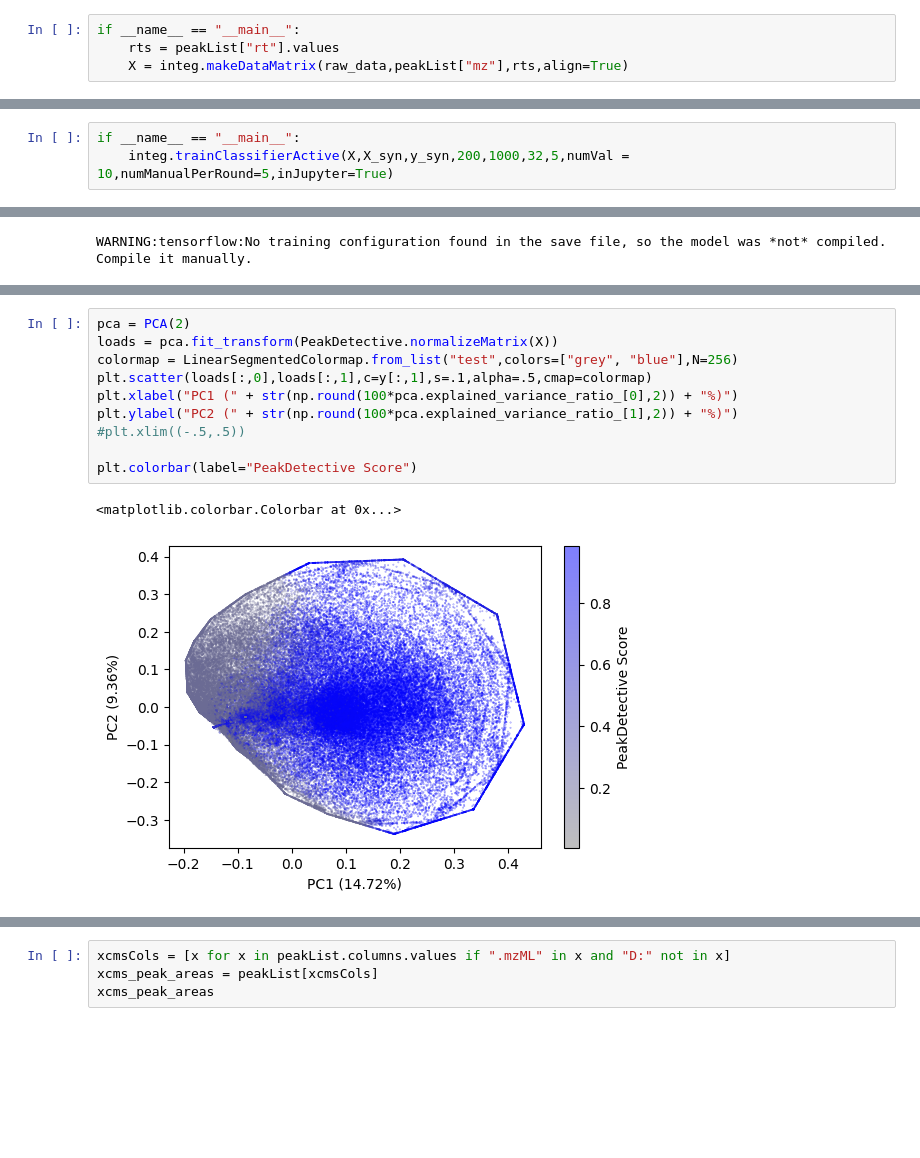
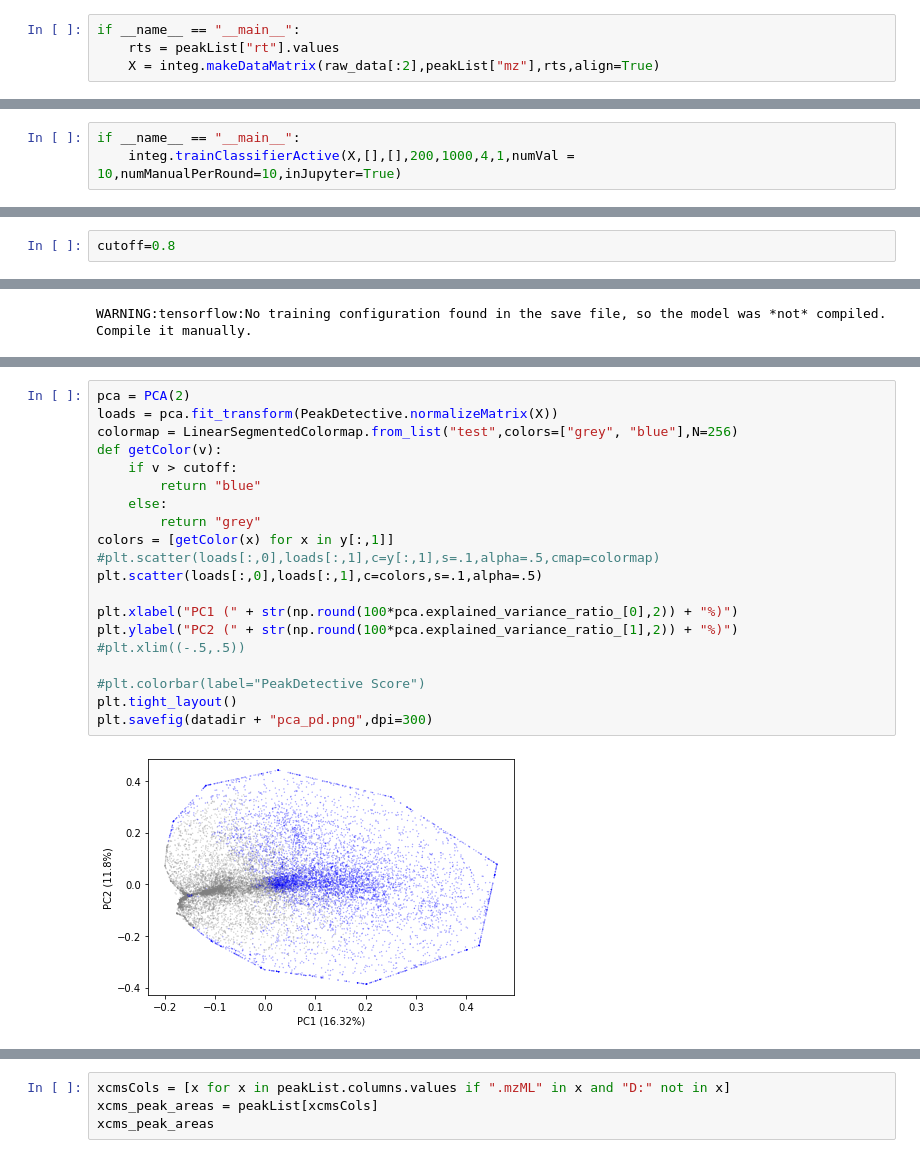
Before and after one commit to pattilab/PeakDetective, a Jupyter notebook: workbooks/biological_application.ipynb, the cells around one changed output, grey strips where cells are left out. Saved outputs shown, nothing was run; the diff lists cells and outputs as text; blank space fills up the shorter version.

Commit message:
all working, updating some integration

```diff
--- a/workbooks/biological_application.ipynb
+++ b/workbooks/biological_application.ipynb
@@ -67,7 +69,7 @@ integ = PeakDetective.PeakDetective(numCores = 20,resolution=resolution)
 # %%
 if __name__ == "__main__":
     rts = peakList["rt"].values
-    X = integ.makeDataMatrix(raw_data,peakList["mz"],rts,align=True)
+    X = integ.makeDataMatrix(raw_data[:2],peakList["mz"],rts,align=True)
 # %% [output]
 forming matrix |██████████████████████████████████████████████████| 100.0%
 aligning EICs |██████████████████████████████████████████████████| 100.0%
@@ -115,5 +96,5 @@ integ.load(datadir + "smoothed_only/")
 WARNING:tensorflow:No training configuration found in the save file, so the model was *not* compiled. Compile it manually.
 # %%
 if __name__ == "__main__":
-    integ.trainClassifierActive(X,X_syn,y_syn,200,1000,32,5,numVal = 10,numManualPerRound=5,inJupyter=True)
+    integ.trainClassifierActive(X,[],[],200,1000,4,1,numVal = 10,numManualPerRound=10,inJupyter=True)
 # %% [output]
@@ -129,3 +113,5 @@ Continue with another iteration? (1=Yes, 0=No):
+# %%
+cutoff=0.8
 # %%
 integ.save(datadir + "active/")
 # %% [output]
@@ -169,16 +188,25 @@ plt.colorbar(label="log10(intensity)")
 # %%
 pca = PCA(2)
 loads = pca.fit_transform(PeakDetective.normalizeMatrix(X))
 colormap = LinearSegmentedColormap.from_list("test",colors=["grey", "blue"],N=256)
-plt.scatter(loads[:,0],loads[:,1],c=y[:,1],s=.1,alpha=.5,cmap=colormap)
+def getColor(v):
+    if v > cutoff:
+        return "blue"
+    else:
+        return "grey"
+colors = [getColor(x) for x in y[:,1]]
+#plt.scatter(loads[:,0],loads[:,1],c=y[:,1],s=.1,alpha=.5,cmap=colormap)
+plt.scatter(loads[:,0],loads[:,1],c=colors,s=.1,alpha=.5)
+
 plt.xlabel("PC1 (" + str(np.round(100*pca.explained_variance_ratio_[0],2)) + "%)")
 plt.ylabel("PC2 (" + str(np.round(100*pca.explained_variance_ratio_[1],2)) + "%)")
 #plt.xlim((-.5,.5))
 
-plt.colorbar(label="PeakDetective Score")
+#plt.colorbar(label="PeakDetective Score")
+plt.tight_layout()
+plt.savefig(datadir + "pca_pd.png",dpi=300)
 # %% [output]
-<matplotlib.colorbar.Colorbar at 0x...>
-[figure, old version]
+[figure, new version]
 # %%
 df = {}
 for file in files:
```
Also changed, not shown: parts of 71 cells of this notebook, 4 other files.
